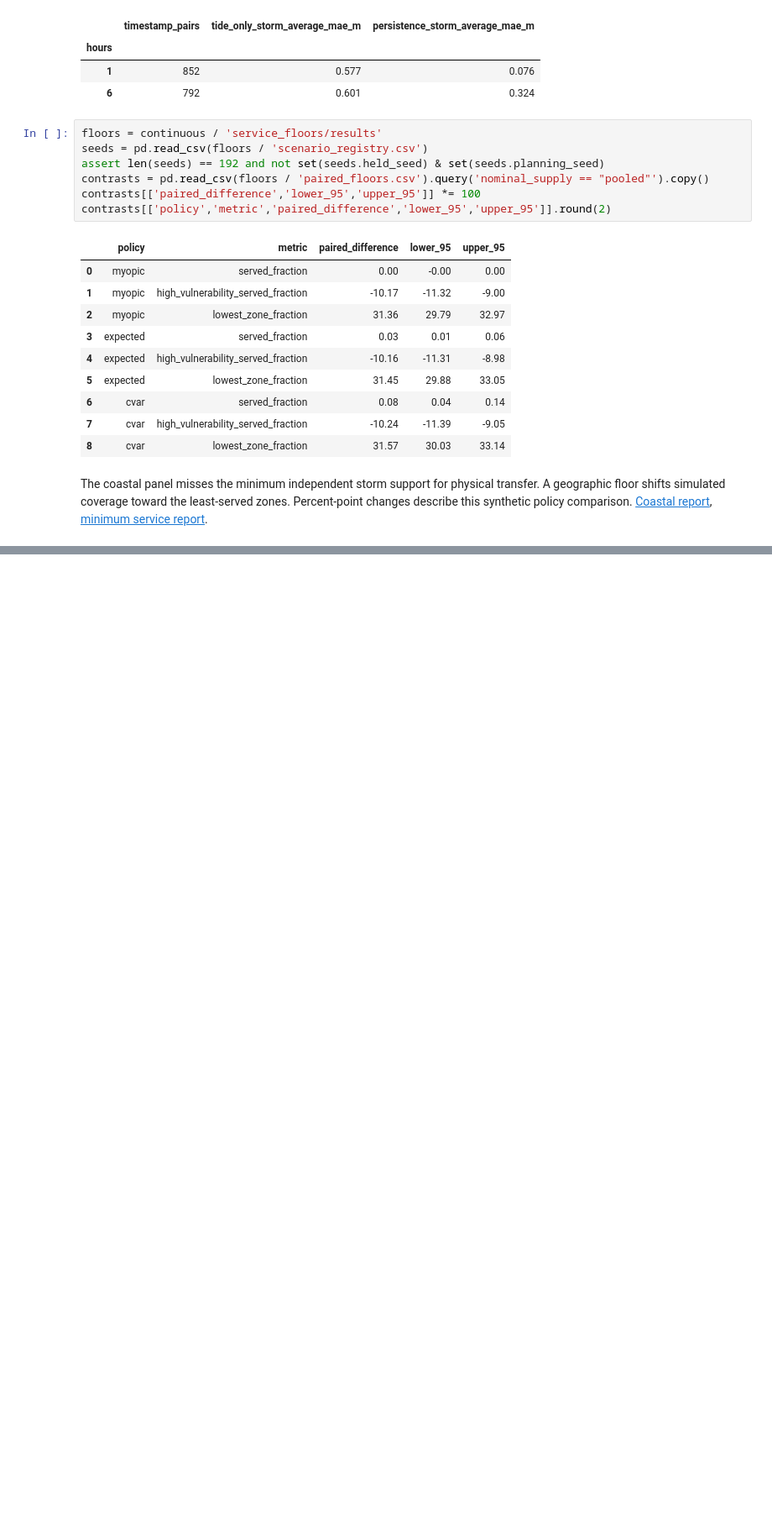
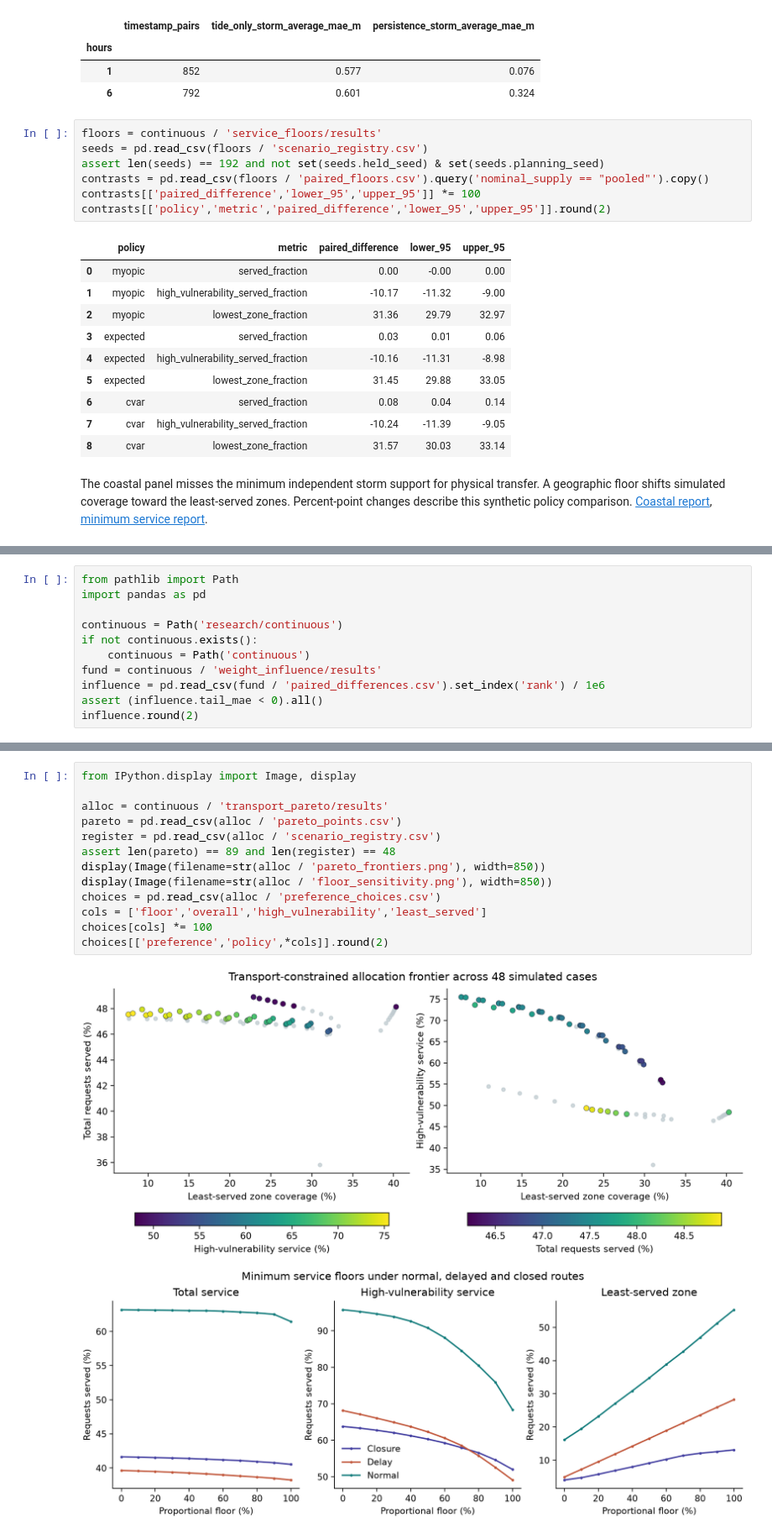
Before and after one commit to leonmarienga/ML-thesis, a Jupyter notebook: research/THESIS_REPRODUCTION.ipynb, the cells around one changed output, grey strips where cells are left out. Shown at 84% size. Saved outputs shown, nothing was run; the diff lists cells and outputs as text; blank space fills up the shorter version.

Commit message:
Integrate transport-aware service frontiers and evidence gates

```diff
--- a/research/THESIS_REPRODUCTION.ipynb
+++ b/research/THESIS_REPRODUCTION.ipynb
@@ -1023,0 +1028,11 @@ The coastal panel misses the minimum independent storm support for physical tran
+# %%
+from pathlib import Path
+import pandas as pd
+
+continuous = Path('research/continuous')
+if not continuous.exists():
+    continuous = Path('continuous')
+fund = continuous / 'weight_influence/results'
+influence = pd.read_csv(fund / 'paired_differences.csv').set_index('rank') / 1e6
+assert (influence.tail_mae < 0).all()
+influence.round(2)
@@ -1023,0 +1068,16 @@ The coastal panel misses the minimum independent storm support for physical tran
+# %%
+from IPython.display import Image, display
+
+alloc = continuous / 'transport_pareto/results'
+pareto = pd.read_csv(alloc / 'pareto_points.csv')
+register = pd.read_csv(alloc / 'scenario_registry.csv')
+assert len(pareto) == 89 and len(register) == 48
+display(Image(filename=str(alloc / 'pareto_frontiers.png'), width=850))
+display(Image(filename=str(alloc / 'floor_sensitivity.png'), width=850))
+choices = pd.read_csv(alloc / 'preference_choices.csv')
+cols = ['floor','overall','high_vulnerability','least_served']
+choices[cols] *= 100
+choices[['preference','policy',*cols]].round(2)
+# %% [output]
+[figure, added]
+[figure, added]
```
Also changed, not shown: parts of 6 cells of this notebook, 23 other files.
